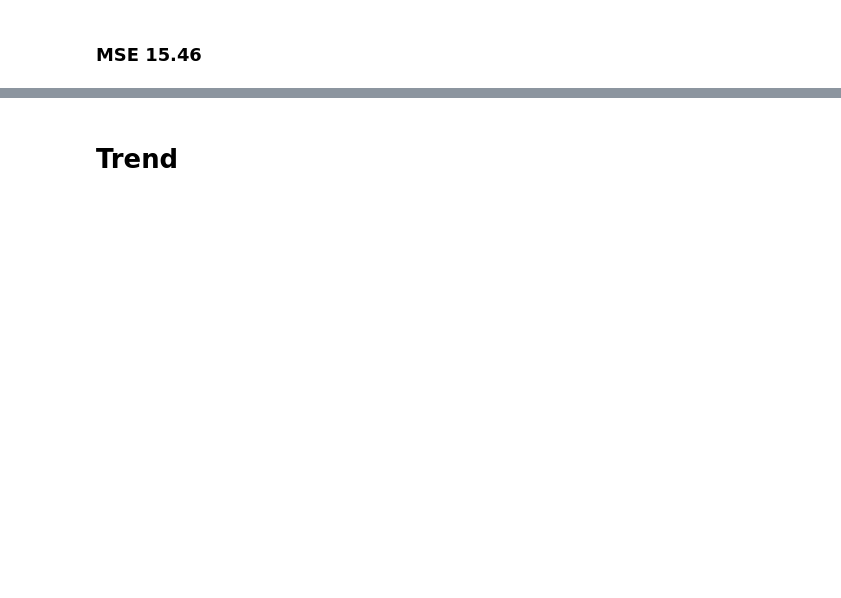
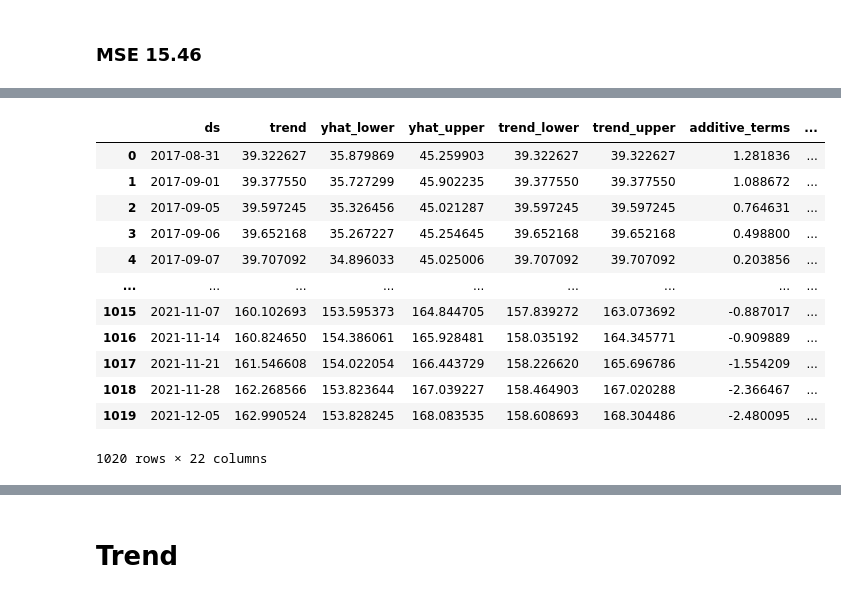
Before and after one commit to JxxHxxx/Ubion---MiniProject---TimeSeriesPrediction, a Jupyter notebook: TimeSeriesPredictionAAPL.ipynb, the cells around one changed output, grey strips where cells are left out. Drawn from its saved outputs; the diff is of its cells as text; code cells hidden in the pictures; blank space fills up the shorter version.

```diff
--- a/TimeSeriesPredictionAAPL.ipynb
+++ b/TimeSeriesPredictionAAPL.ipynb
@@ -90,0 +106,16 @@ INFO:fbprophet:Disabling daily seasonality. Run prophet with daily_seasonality=T
+# %%
+forecast
+# %% [output]
+|  | ds | trend | yhat_lower | yhat_upper | trend_lower | trend_upper | additive_terms | ... |
+| 0 | 2017-08-31 | 39.322627 | 35.879869 | 45.259903 | 39.322627 | 39.322627 | 1.281836 | ... |
+| 1 | 2017-09-01 | 39.377550 | 35.727299 | 45.902235 | 39.377550 | 39.377550 | 1.088672 | ... |
+| 2 | 2017-09-05 | 39.597245 | 35.326456 | 45.021287 | 39.597245 | 39.597245 | 0.764631 | ... |
+| 3 | 2017-09-06 | 39.652168 | 35.267227 | 45.254645 | 39.652168 | 39.652168 | 0.498800 | ... |
+| 4 | 2017-09-07 | 39.707092 | 34.896033 | 45.025006 | 39.707092 | 39.707092 | 0.203856 | ... |
+| ... | ... | ... | ... | ... | ... | ... | ... | ... |
+| 1015 | 2021-11-07 | 160.102693 | 153.595373 | 164.844705 | 157.839272 | 163.073692 | -0.887017 | ... |
+| 1016 | 2021-11-14 | 160.824650 | 154.386061 | 165.928481 | 158.035192 | 164.345771 | -0.909889 | ... |
+| 1017 | 2021-11-21 | 161.546608 | 154.022054 | 166.443729 | 158.226620 | 165.696786 | -1.554209 | ... |
+| 1018 | 2021-11-28 | 162.268566 | 153.823644 | 167.039227 | 158.464903 | 167.020288 | -2.366467 | ... |
+| 1019 | 2021-12-05 | 162.990524 | 153.828245 | 168.083535 | 158.608693 | 168.304486 | -2.480095 | ... |
+1020 rows × 22 columns
```
Also changed, not shown: parts of 16 cells of this notebook.
